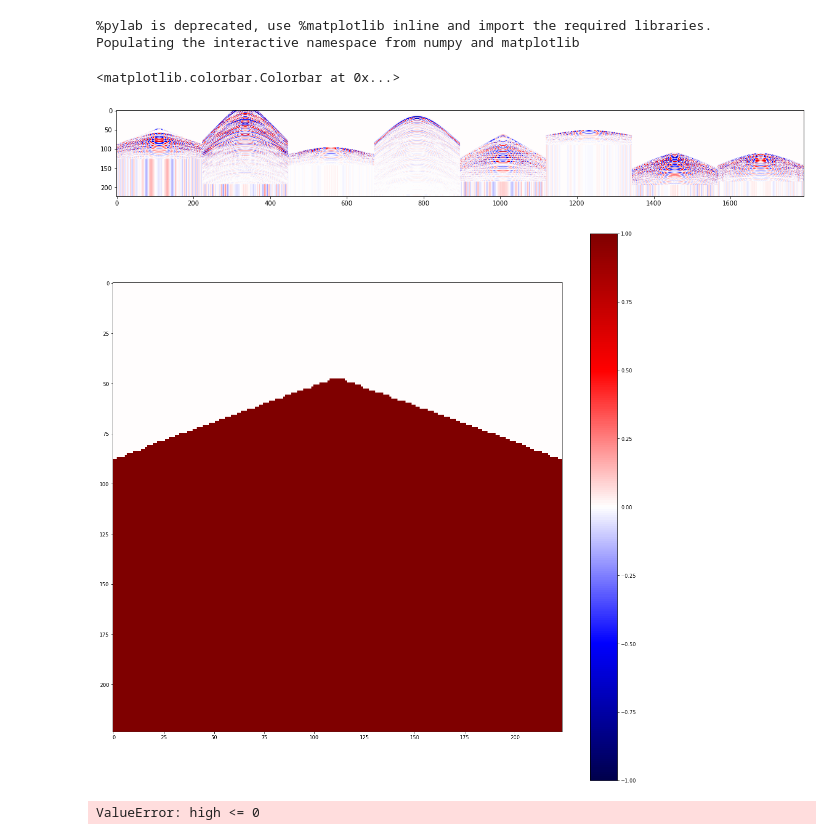
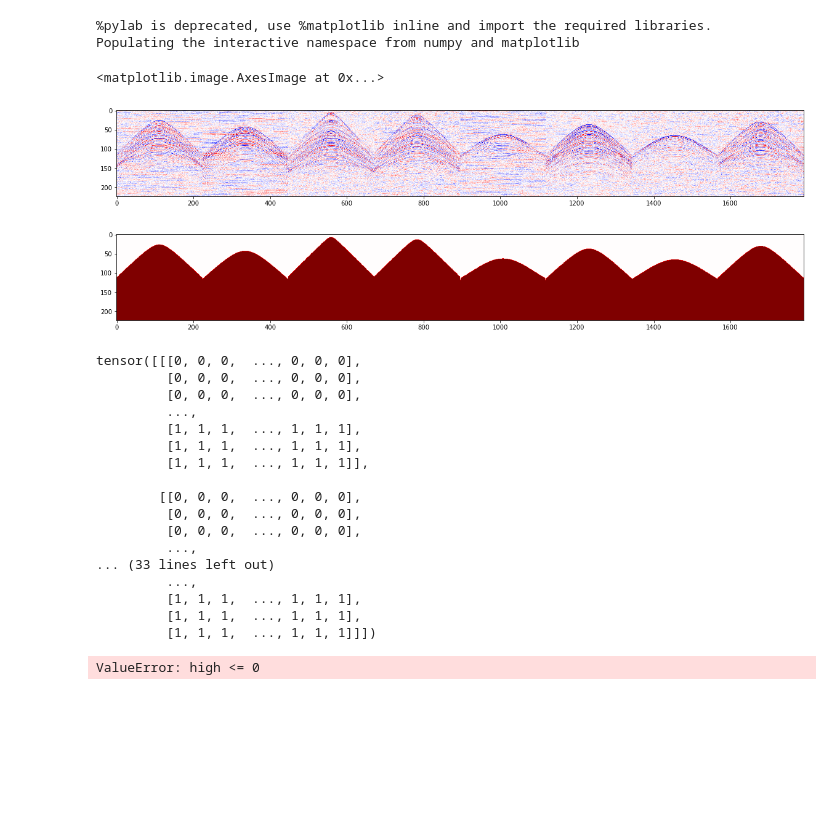
Before and after one commit to makamoa/seismic, a Jupyter notebook: src/FFTDemo.ipynb, the cells around one changed output. Cells and saved outputs as stored; diff of their text form; code cells hidden in the pictures; blank space fills up the shorter version.

```diff
--- a/src/FFTDemo.ipynb
+++ b/src/FFTDemo.ipynb
@@ -35,27 +30,46 @@ AffineTransform?
 # %%
 from data import get_train_val_dataset, get_dataset
 from utils import RandomShift
-from noiseadding import random_shift
-noise_transforms = random_shift
-firstbreak_dataset = get_dataset('firstbreak', noise_transforms=random_shift)
+from noiseadding import random_shift, build_noise_transforms
+noise_transforms = build_noise_transforms(0,0.25)
+firstbreak_dataset = get_dataset('firstbreak', noise_transforms=noise_transforms)
 # %%
 loader = DataLoader(firstbreak_dataset, batch_size=8, shuffle=True)
 sample = iter(loader).__next__()
 # %%
 # Examine training data
 %pylab inline
 import torchvision
 sample = iter(loader).next()
 figure(figsize=(20,20)); imshow(torchvision.utils.make_grid(sample['input'], padding=0)[0][None,...].permute((1, 2, 0)), cmap='seismic')
-figure(figsize=(20,20)); imshow(torchvision.utils.make_grid(sample['target'].float(), padding=0)[0][None,...].permute((1, 2, 0)), cmap='seismic', vmin=-1, vmax=1)
-colorbar()
+figure(figsize=(20,20)); imshow(torchvision.utils.make_grid(sample['target'].float().unsqueeze(1), padding=0)[0][None,...].permute((1, 2, 0)), cmap='seismic', vmin=-1, vmax=1)
 #sample['target']
 # %% [output]
 %pylab is deprecated, use %matplotlib inline and import the required libraries.
 Populating the interactive namespace from numpy and matplotlib
-<matplotlib.colorbar.Colorbar at 0x...>
+<matplotlib.image.AxesImage at 0x...>
-[figure, old version]
+[figure, new version]
-[figure, old version]
+[figure, new version]
+# %%
+sample['target']
+# %% [output]
+tensor([[[0, 0, 0,  ..., 0, 0, 0],
+         [0, 0, 0,  ..., 0, 0, 0],
+         [0, 0, 0,  ..., 0, 0, 0],
+         ...,
+         [1, 1, 1,  ..., 1, 1, 1],
+         [1, 1, 1,  ..., 1, 1, 1],
+         [1, 1, 1,  ..., 1, 1, 1]],
+
+        [[0, 0, 0,  ..., 0, 0, 0],
+         [0, 0, 0,  ..., 0, 0, 0],
+         [0, 0, 0,  ..., 0, 0, 0],
+         ...,
+... (33 lines left out)
+         ...,
+         [1, 1, 1,  ..., 1, 1, 1],
+         [1, 1, 1,  ..., 1, 1, 1],
+         [1, 1, 1,  ..., 1, 1, 1]]])
 # %%
 from noiseadding import LowPassFilter
 filt = LowPassFilter(cutoff=0.6)
```
Also changed, not shown: parts of 2 cells of this notebook, 5 other files.
